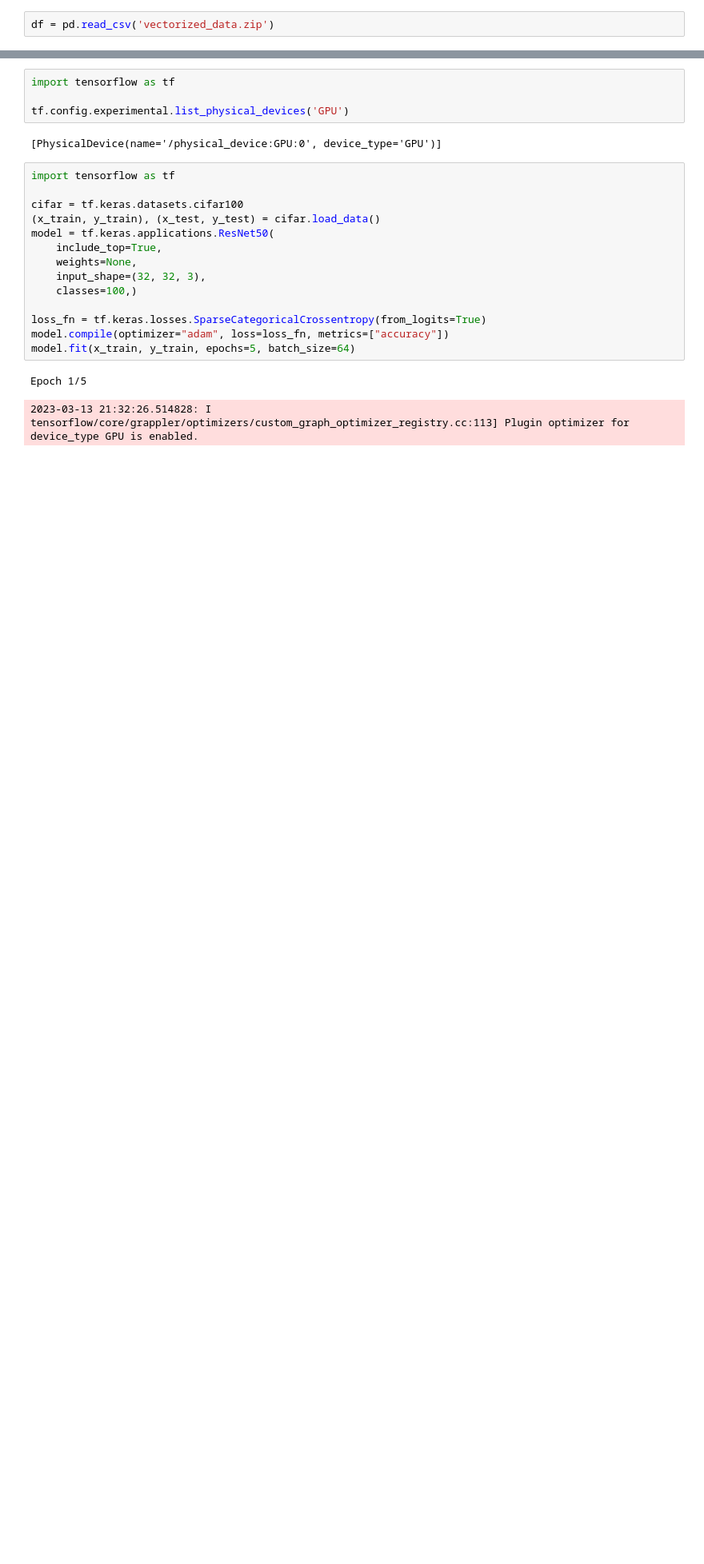
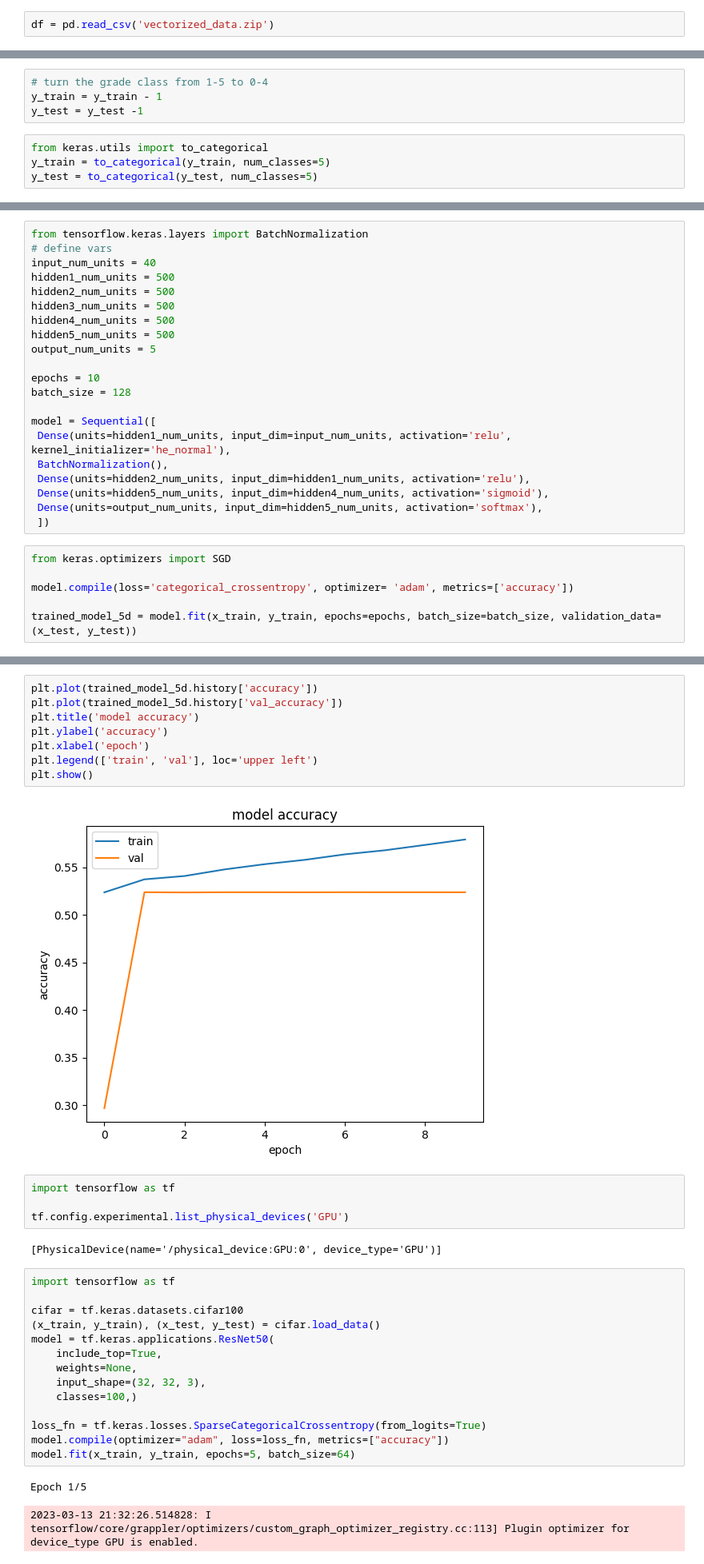
Before and after one commit to esther119/Understand-How-English-Fluency-Affects-Grade, a Jupyter notebook: NN.ipynb, the cells around one changed output, grey strips where cells are left out. Shown at 80% size. Drawn from its saved outputs; the diff is of its cells as text; blank space fills up the shorter version.

Commit message:
neural network training

```diff
--- a/NN.ipynb
+++ b/NN.ipynb
@@ -91,0 +32,8 @@ NameError: name 'model' is not defined
+# %%
+# turn the grade class from 1-5 to 0-4
+y_train = y_train - 1
+y_test = y_test -1
+# %%
+from keras.utils import to_categorical
+y_train = to_categorical(y_train, num_classes=5)
+y_test = to_categorical(y_test, num_classes=5)
@@ -91,0 +44,27 @@ NameError: name 'model' is not defined
+# %%
+from tensorflow.keras.layers import BatchNormalization
+# define vars
+input_num_units = 40
+hidden1_num_units = 500
+hidden2_num_units = 500
+hidden3_num_units = 500
+hidden4_num_units = 500
+hidden5_num_units = 500
+output_num_units = 5
+
+epochs = 10
+batch_size = 128
+
+model = Sequential([
+ Dense(units=hidden1_num_units, input_dim=input_num_units, activation='relu', kernel_initializer='he_normal'),
+ BatchNormalization(),
+ Dense(units=hidden2_num_units, input_dim=hidden1_num_units, activation='relu'),
+ Dense(units=hidden5_num_units, input_dim=hidden4_num_units, activation='sigmoid'),
+ Dense(units=output_num_units, input_dim=hidden5_num_units, activation='softmax'),
+ ])
+# %%
+from keras.optimizers import SGD
+
+model.compile(loss='categorical_crossentropy', optimizer= 'adam', metrics=['accuracy'])
+
+trained_model_5d = model.fit(x_train, y_train, epochs=epochs, batch_size=batch_size, validation_data=(x_test, y_test))
@@ -92,3 +114,13 @@ NameError: name 'model' is not defined
+# %%
+plt.plot(trained_model_5d.history['accuracy'])
+plt.plot(trained_model_5d.history['val_accuracy'])
+plt.title('model accuracy')
+plt.ylabel('accuracy')
+plt.xlabel('epoch')
+plt.legend(['train', 'val'], loc='upper left')
+plt.show()
+# %% [output]
+[figure, added]
 # %%
 import tensorflow as tf
 
```
Also changed, not shown: parts of 9 cells of this notebook, 3 other files.
